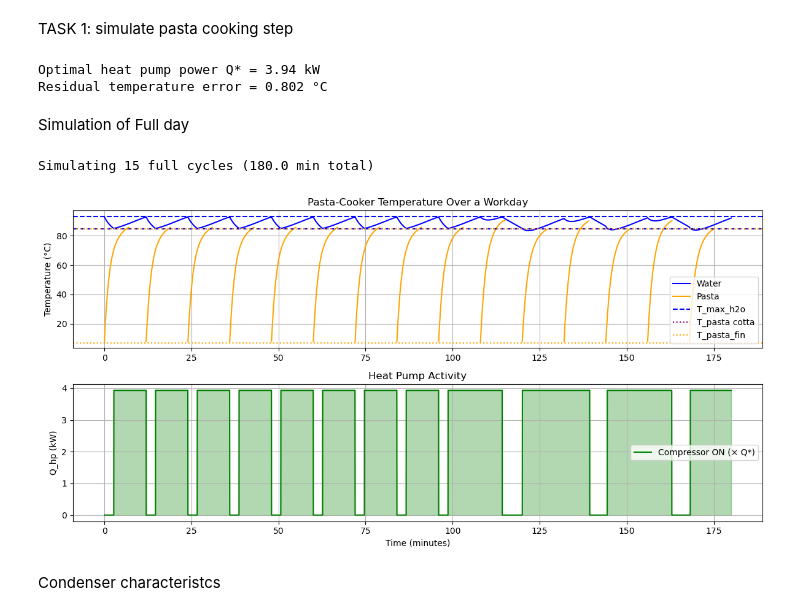
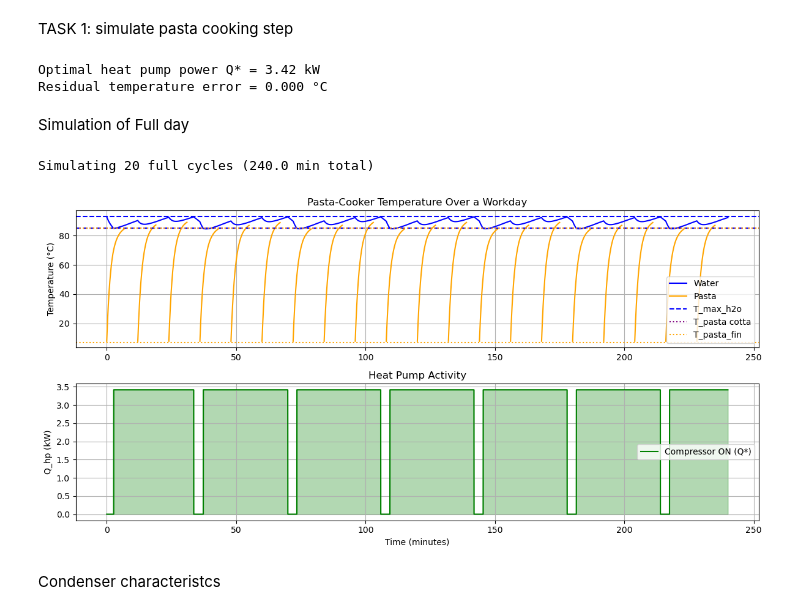
Before and after one commit to kcurumi/SHCT, a Jupyter notebook: Project2.ipynb, the cells around one changed output. Saved outputs shown, nothing was run; the diff lists cells and outputs as text; code cells hidden in the pictures.

```diff
--- a/Project2.ipynb
+++ b/Project2.ipynb
@@ -133,7 +133,7 @@ def residual(Q_hp):
     err_water = abs(T_max_h2o - Tw_end)   # penalty only if too cold
 
     # Option A: treat both equally
-    return err_pasta + err_water  # weight water recovery more strongly
+    return err_pasta  # weight water recovery more strongly
 
 
 result = minimize_scalar(residual, bounds=(0.5, 6), method="bounded",
@@ -143,8 +143,8 @@ Q_star = result.x
 print(f"Optimal heat pump power Q* = {Q_star:.2f} kW")
 print(f"Residual temperature error = {result.fun:.3f} °C")
 # %% [output]
-Optimal heat pump power Q* = 3.94 kW
-Residual temperature error = 0.802 °C
+Optimal heat pump power Q* = 3.42 kW
+Residual temperature error = 0.000 °C
 # %% [markdown]
 Simulation of Full day
 # %%
@@ -154,7 +154,7 @@ Simulation of Full day
 working_time = 43200                     # 12 hours in seconds
 t_cycle      = t_cook + t_break
 n_cycles     = int(working_time / t_cycle)
-n_cycles = 15
+n_cycles = 20
 
 print(f"Simulating {n_cycles} full cycles ({n_cycles*(t_cycle)/60:.1f} min total)")
 
@@ -195,36 +195,36 @@ t_all = np.arange(len(T_w_hist)) * dt / 60
 plt.figure(figsize=(12, 6))
 
 # Temperature plot
 plt.subplot(2, 1, 1)
 plt.plot(t_all, T_w_hist, label="Water", color='blue')
 plt.plot(t_all, T_p_hist, label="Pasta", color='orange')
 plt.axhline(T_max_h2o,  ls='--', color='blue',   label="T_max_h2o")
 plt.axhline(T_min_h2o,  ls='--', color='blue')
 plt.axhline(85, ls=':', color='purple', label="T_pasta cotta")
 plt.axhline(T_pasta_fin, ls=':', color='orange', label="T_pasta_fin")
 plt.axhline(T_pasta_in,  ls=':', color='orange')
 plt.ylabel("Temperature (°C)")
 plt.title("Pasta-Cooker Temperature Over a Workday")
 plt.legend()
 plt.grid(True)
 
 # Compressor activity plot
 plt.subplot(2, 1, 2)
-plt.plot(t_all, np.array(pump_hist)*Q_star, color="green", label="Compressor ON (× Q*)")
+plt.plot(t_all, np.array(pump_hist)*Q_star, color="green", label="Compressor ON (Q*)")
 plt.fill_between(t_all, 0, np.array(pump_hist)*Q_star, color="green", alpha=0.3)
 plt.ylabel("Q_hp (kW)")
 plt.xlabel("Time (minutes)")
 plt.title("Heat Pump Activity")
 plt.grid(True)
 plt.legend()
 
 plt.tight_layout()
 plt.show()
 
 # print(T_w_hist)
 # %% [output]
-Simulating 15 full cycles (180.0 min total)
+Simulating 20 full cycles (240.0 min total)
-[figure, old version]
+[figure, new version]
 # %%
 # def model(y,t,Q):
 #     T_h2o, T_pasta = y
```
Also changed, not shown: parts of 5 cells of this notebook.
